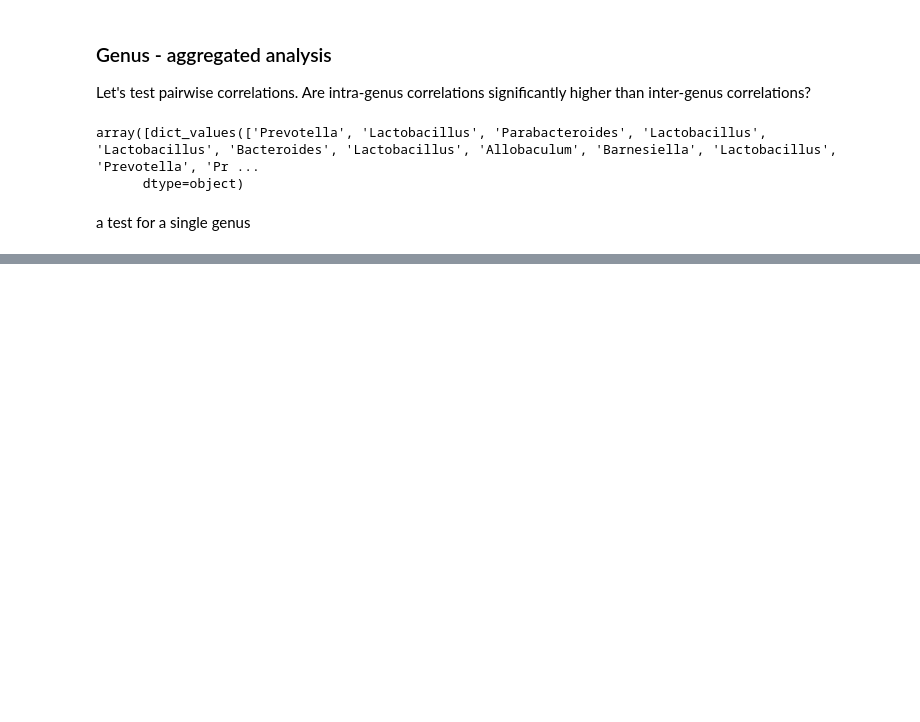
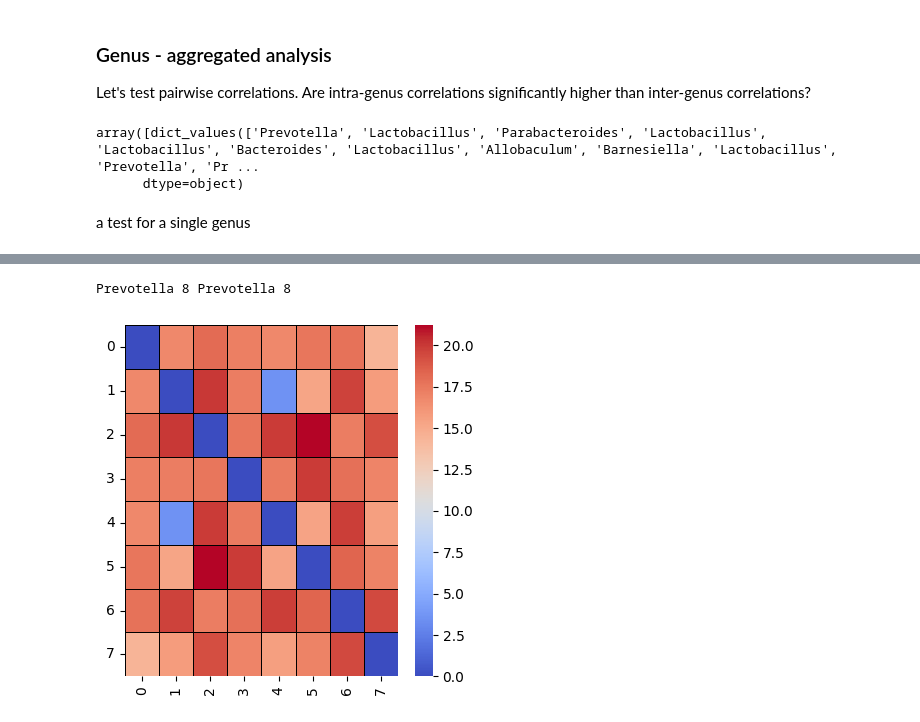
Before and after one commit to miriamzara/LCPA_project, a Jupyter notebook: new_analyisis_miriam.ipynb, the cells around one changed output, grey strips where cells are left out. Cells and saved outputs as stored; diff of their text form; code cells hidden in the pictures; blank space fills up the shorter version.

```diff
--- a/new_analyisis_miriam.ipynb
+++ b/new_analyisis_miriam.ipynb
@@ -559,0 +594,37 @@ plt.show()
+# %%
+def genus_distance(genus_a, genus_b):
+    filtered_species_a, num_species_a = species_list(genus_a)
+    filtered_species_b, num_species_b = species_list(genus_b)
+    print(genus_a, num_species_a, genus_b, num_species_b)
+    if num_species_a < 1 or num_species_b <1:
+        estimated_distance = None
+        return estimated_distance
+    estimated_distance = np.zeros(shape = (num_species_a, num_species_b))
+
+    for i, s_a in enumerate(filtered_species_a):
+        for j, s_b in enumerate(filtered_species_b):
+            a = df[f"{s_a}"]
+            b = df[f"{s_b}"]
+            mask = ~np.isnan(a) & ~np.isnan(b)
+            if np.sum(mask) > 1:
+                a_normalized = ( a[mask] - np.mean(a[mask]) ) / np.std(a[mask])
+                b_normalized = ( b[mask] - np.mean(b[mask]) ) / np.std(b[mask])
+                print("")
+                estimated_distance[i, j] = np.linalg.norm(a_normalized - b_normalized)
+                #print(f"Estimated distance {s_a} {s_b} {estimated_distance[i, j]}")
+            else:
+                estimated_distance[i, j] = np.nan
+
+    return estimated_distance
+# %%
+genus = "Prevotella"
+distance_prevotella = genus_distance(genus, genus)
+plt.figure(figsize=(4, 4))
+sns.heatmap(distance_prevotella, annot=False, cmap='coolwarm', linecolor = "black", linewidths=0.5, cbar=True)
+plt.xticks(rotation=90)   # Rotate x-axis labels
+plt.yticks(rotation=0)    # Rotate y-axis labels
+plt.tight_layout()
+plt.show()
+# %% [output]
+Prevotella 8 Prevotella 8
+[figure, added]
```
Also changed, not shown: parts of 10 cells of this notebook, 4 other files.
